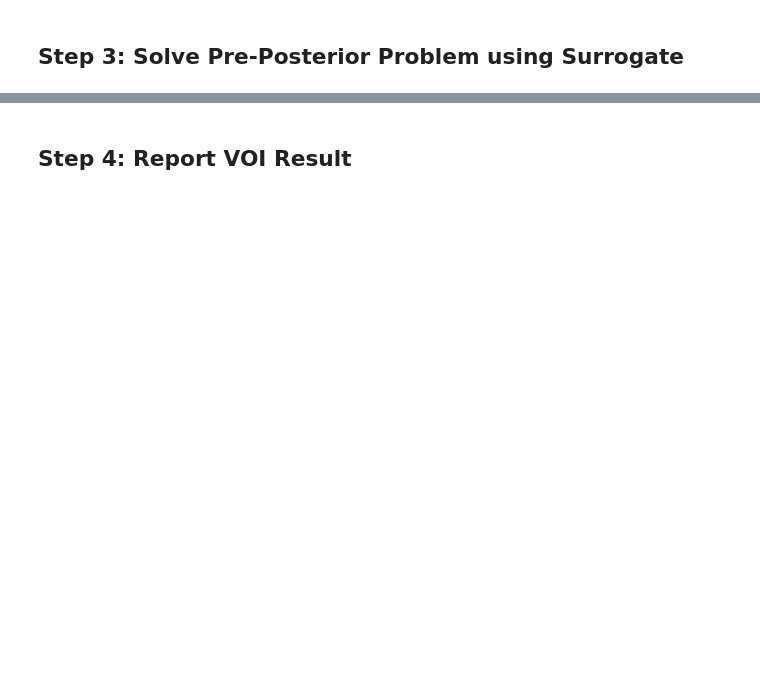
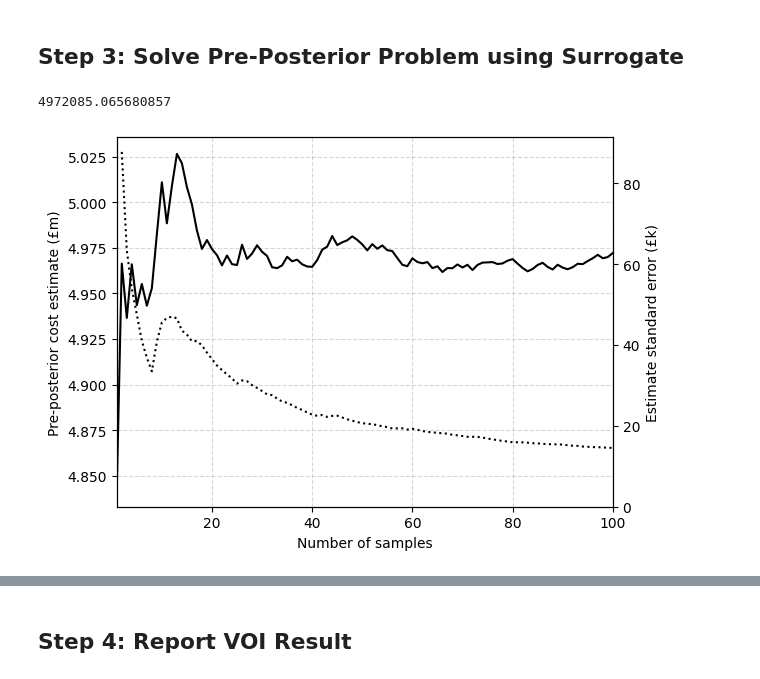
Before and after one commit to mal84emma/VoI-in-CAS, a Jupyter notebook: VoI_via_GPs.ipynb, the cells around one changed output, grey strips where cells are left out. Cells and saved outputs as stored; diff of their text form; code cells hidden in the pictures; blank space fills up the shorter version.

Commit message:
Add analysis of posterior solutions

```diff
--- a/VoI_via_GPs.ipynb
+++ b/VoI_via_GPs.ipynb
@@ -273,5 +289,36 @@ for eta_sample in tqdm(prior_eta_samples):
     #print(eta_sample, posterior_soln.x, posterior_soln.fun, posterior_soln.message)
     posterior_optimal_results.append(posterior_soln)
 
-preposterior_cost = np.mean([res.fun for res in posterior_optimal_results])
+preposterior_costs = [res.fun for res in posterior_optimal_results]
+preposterior_cost = np.mean(preposterior_costs)
 print(preposterior_cost)
+# %% [output]
+4972085.065680857
+# %%
+# Plot convergence of pre-posterior cost MC estimate.
+
+MC_means = [np.mean(preposterior_costs[:i]) for i in range(1,n_prior_samples+1)]
+MC_stnd_errors = [np.std(preposterior_costs[:i])/np.sqrt(i) for i in range(2,n_prior_samples+1)]
+
+fig,ax = plt.subplots()
+ax.set_xlim(1,n_prior_samples)
+ax.set_xlabel("Number of samples")
+ax.grid(True,'major',alpha=0.5,linestyle='--')
+
+ax.plot(range(1,n_prior_samples+1),np.array(MC_means)/1e6,'-k')
+ax.set_ylabel('Pre-posterior cost estimate (£m)')
+#ax.set_ylim(0)
+
+# min_ax = ax.twinx()
+# min_ax.plot(range(2,n_draws+1),(np.array(MC_stnd_errors)/MC_means[-1])*100,'k--')
+# min_ax.set_ylabel('Estimate standard error (% of final mean)')
+# min_ax.set_ylim(0)
+
+min_ax_abs = ax.twinx()
+min_ax_abs.plot(range(2,n_prior_samples+1),np.array(MC_stnd_errors)/1e3,'k:')
+min_ax_abs.set_ylabel('Estimate standard error (£k)')
+min_ax_abs.set_ylim(0)
+
+plt.show()
+# %% [output]
+[figure, added]
```
Also changed, not shown: parts of 11 cells of this notebook.
